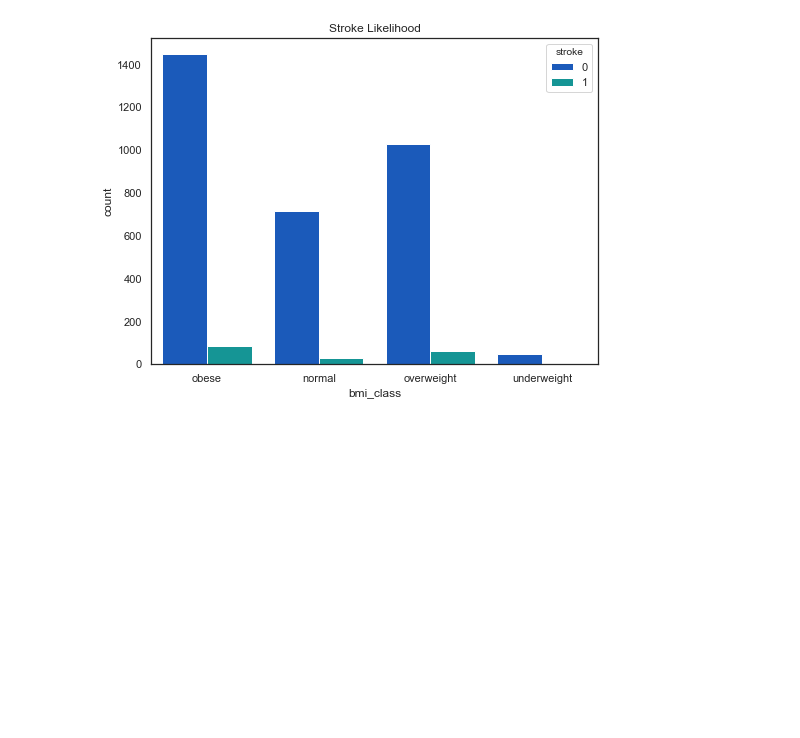
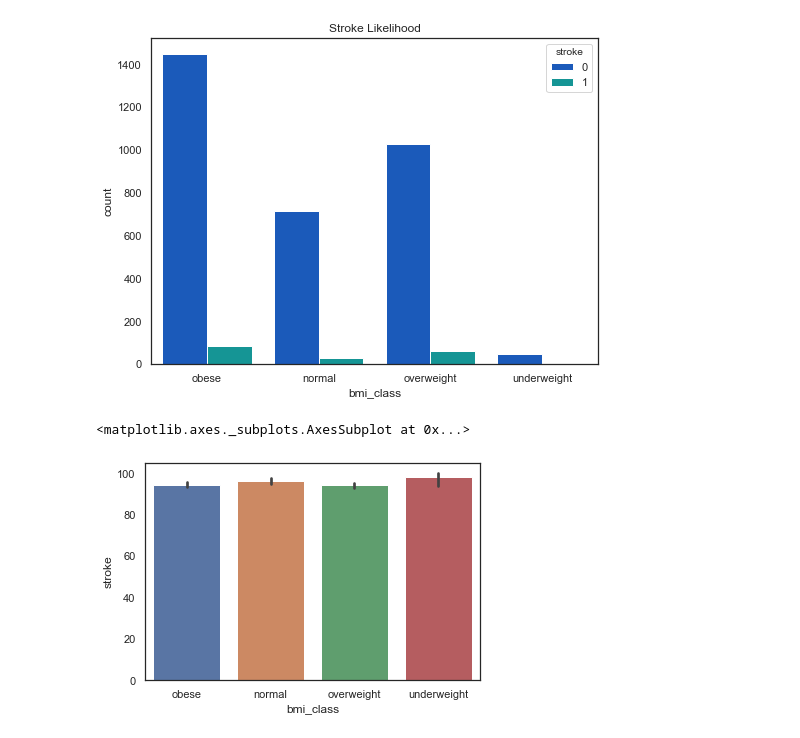
Before and after one commit to KenHoffman95/Stroke-Prediction, a Jupyter notebook: Stroke Prediction .ipynb, the cells around one changed output. Cells and saved outputs as stored; diff of their text form; code cells hidden in the pictures; blank space fills up the shorter version.

```diff
--- a/Stroke Prediction .ipynb
+++ b/Stroke Prediction .ipynb
@@ -182,3 +182,8 @@ ax.set_title("Stroke Likelihood")
 plt.show()
 # %% [output]
 [figure]
+# %%
+sns.barplot(x='bmi_class', y='stroke', data=df, estimator=lambda x: sum(x==0)*100.0/len(x))
+# %% [output]
+<matplotlib.axes._subplots.AxesSubplot at 0x...>
+[figure, added]
```
